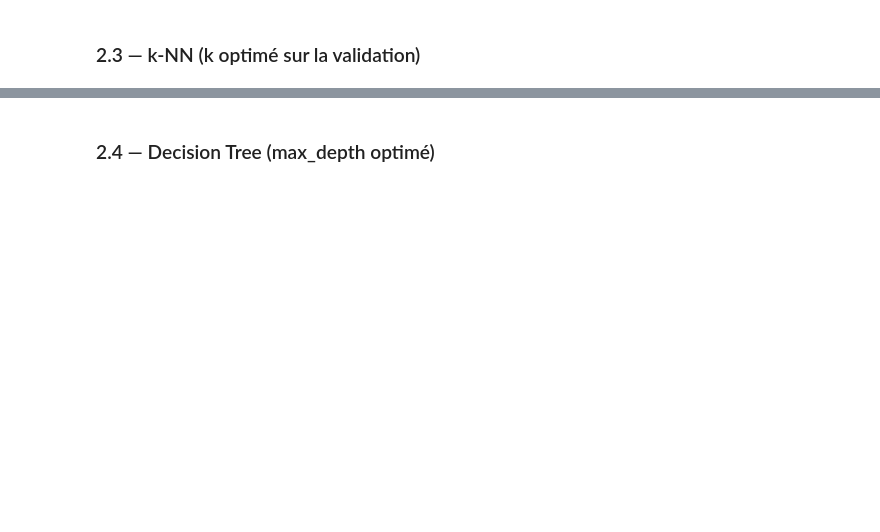
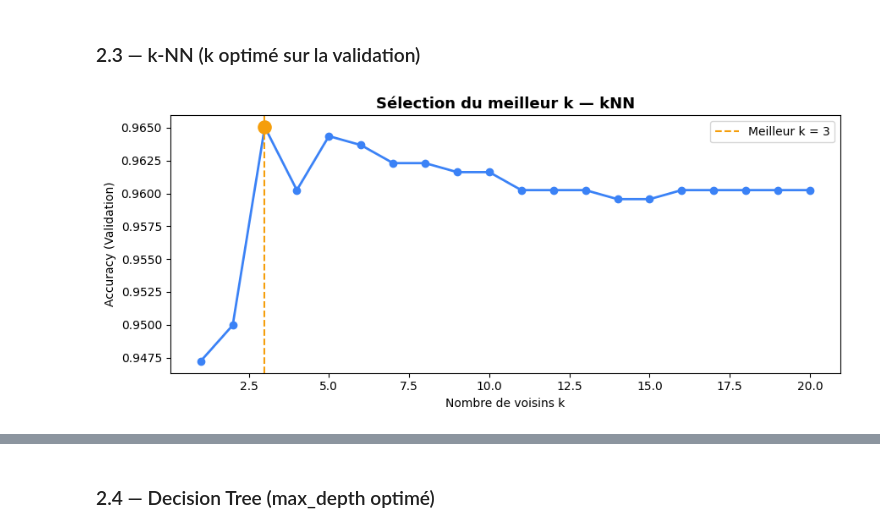
Before and after one commit to baccarifarah/eco-smart-classifier, a Jupyter notebook: src/modeling/classification.ipynb, the cells around one changed output, grey strips where cells are left out. Saved outputs shown, nothing was run; the diff lists cells and outputs as text; code cells hidden in the pictures; blank space fills up the shorter version.

Commit message:
add classification update

```diff
--- a/src/modeling/classification.ipynb
+++ b/src/modeling/classification.ipynb
@@ -58,5 +58,5 @@ SHAP disponible
 # %%
 import pandas as pd
 
-df_clean = pd.read_csv("../data/df_clean.csv")
+df_clean = pd.read_csv("../data/df_clean2.csv")
 # %%
@@ -64,5 +64,5 @@ feature_cols = ['Poids', 'Volume','Opacite','Conductivite']
 # %%
-df_clean = df_clean.drop_duplicates(subset=feature_cols, keep='first')
+#df_clean = df_clean.drop_duplicates(subset=feature_cols, keep='first')
 # %%
 feature_cols = [c for c in df_clean.columns if c not in [
     'Categorie',
@@ -200,38 +200,94 @@ weighted avg       0.98      0.98      0.98       339
 # %% [markdown]
 ### 2.3 — k-NN (k optimé sur la validation)
 # %%
+# ===============================
+# 1. IMPORTS
+# ===============================
+import numpy as np
+import matplotlib.pyplot as plt
+
+from sklearn.neighbors import KNeighborsClassifier
+from sklearn.metrics import (
+    accuracy_score,
+    precision_score,
+    recall_score,
+    f1_score,
+    classification_report
+)
+
+# ===============================
+# 2. PALETTE (FIX ERREUR)
+# ===============================
+PALETTE = ["#3B82F6", "#10B981", "#F59E0B", "#EF4444"]
+
+# ===============================
+# 3. SELECTION DU MEILLEUR k
+# ===============================
 k_range = range(1, 21)
-scores = []
+scores_k = []
 
 for k in k_range:
     knn_tmp = KNeighborsClassifier(n_neighbors=k)
     knn_tmp.fit(X_train_scaled, y_train)
-    y_val_pred = knn_tmp.predict(X_val_scaled)
-    acc = accuracy_score(y_val, y_val_pred)
-    scores.append(acc)
+    scores_k.append(accuracy_score(y_val, knn_tmp.predict(X_val_scaled)))
 
-best_k = k_range[scores.index(max(scores))]
-print("Meilleur k trouvé =", best_k)
+best_k = list(k_range)[scores_k.index(max(scores_k))]
 
-print("\n=== KNN FINAL ===")
+# ===============================
+# 4. GRAPHIQUE k
+# ===============================
+fig, ax = plt.subplots(figsize=(9, 4))
+ax.plot(list(k_range), scores_k, marker='o', color=PALETTE[0], linewidth=2)
 
+ax.axvline(best_k, color=PALETTE[2], linestyle='--', label=f'Meilleur k = {best_k}')
+ax.scatter([best_k], [max(scores_k)], color=PALETTE[2], s=120, zorder=5)
+
+ax.set_xlabel("Nombre de voisins k")
+ax.set_ylabel("Accuracy (Validation)")
+ax.set_title("Sélection du meilleur k — kNN", fontsize=13, fontweight='bold')
+ax.legend()
+
+plt.tight_layout()
+plt.show()
+
+# ===============================
+# 5. MODELE FINAL
+# ===============================
 knn = KNeighborsClassifier(n_neighbors=best_k)
 knn.fit(X_train_scaled, y_train)
 
 y_pred_knn = knn.predict(X_test_scaled)
 
-knn_acc = accuracy_score(y_test, y_pred_knn)
+# ===============================
+# 6. METRICS
+# ===============================
+knn_acc  = accuracy_score(y_test, y_pred_knn)
 knn_prec = precision_score(y_test, y_pred_knn, average='weighted')
-knn_rec = recall_score(y_test, y_pred_knn, average='weighted')
-knn_f1 = f1_score(y_test, y_pred_knn, average='weighted')
+knn_rec  = recall_score(y_test, y_pred_knn, average='weighted')
+knn_f1   = f1_score(y_test, y_pred_knn, average='weighted')
 
-print("Confusion matrix KNN:\n", confusion_matrix(y_test, y_pred_knn))
-print("\nAccuracy KNN:", knn_acc)
-print("Precision KNN:", knn_prec)
-print("Recall KNN:", knn_rec)
-print("F1-score KNN:", knn_f1)
+# ===============================
+# 7. AFFICHAGE
+# ===============================
+print(f"\n=== KNN FINAL (k = {best_k}) ===")
+print(f"Accuracy  : {knn_acc:.4f}")
+print(f"Precision : {knn_prec:.4f}")
+print(f"Recall    : {knn_rec:.4f}")
+print(f"F1-score  : {knn_f1:.4f}")
 
-# Classification report
-print("\nClassification Report KNN:\n")
+print("\n=== CLASSIFICATION REPORT ===")
 print(classification_report(y_test, y_pred_knn))
+
+# ===============================
+# 8. TABLEAU FINAL
+# ===============================
+print("\n=== LIGNE TABLEAU ===")
+print([
+    f"KNN (k={best_k})",
+    round(knn_acc, 3),
+    round(knn_prec, 3),
+    round(knn_rec, 3),
+    round(knn_f1, 3)
+])
 # %% [output]
+[figure, added]
```
Also changed, not shown: parts of 17 cells of this notebook.
